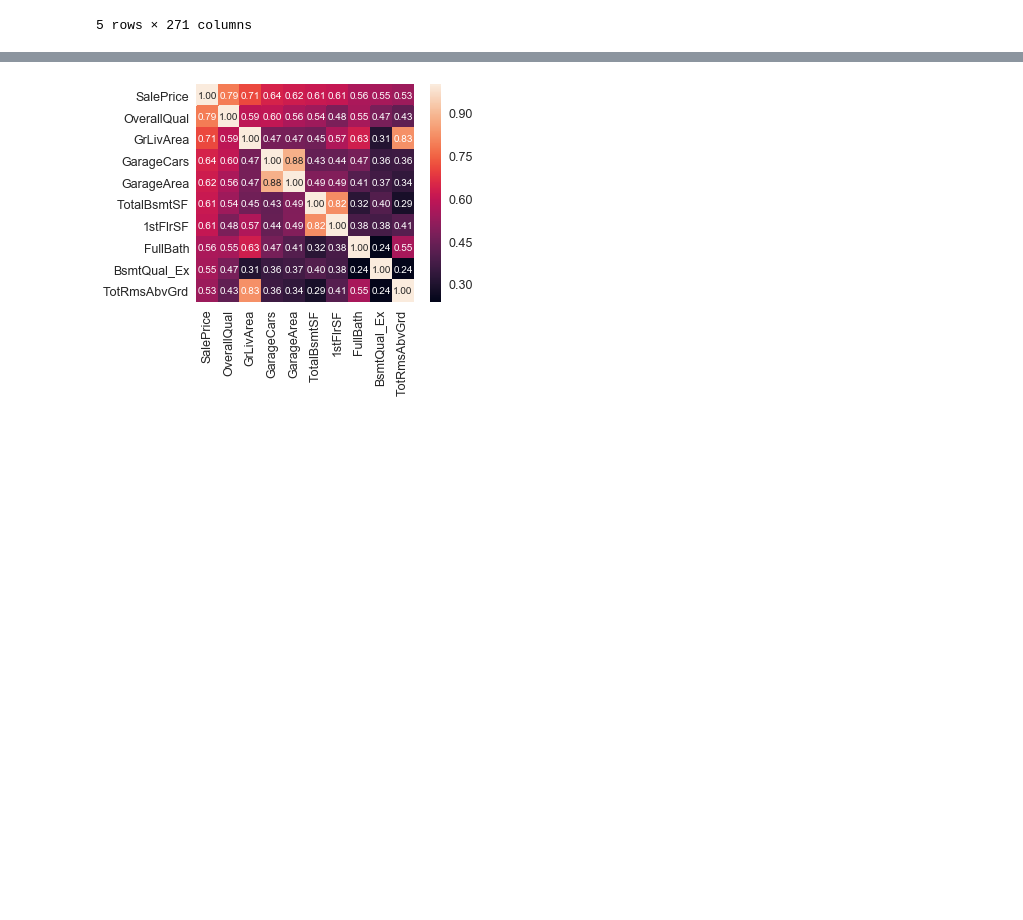
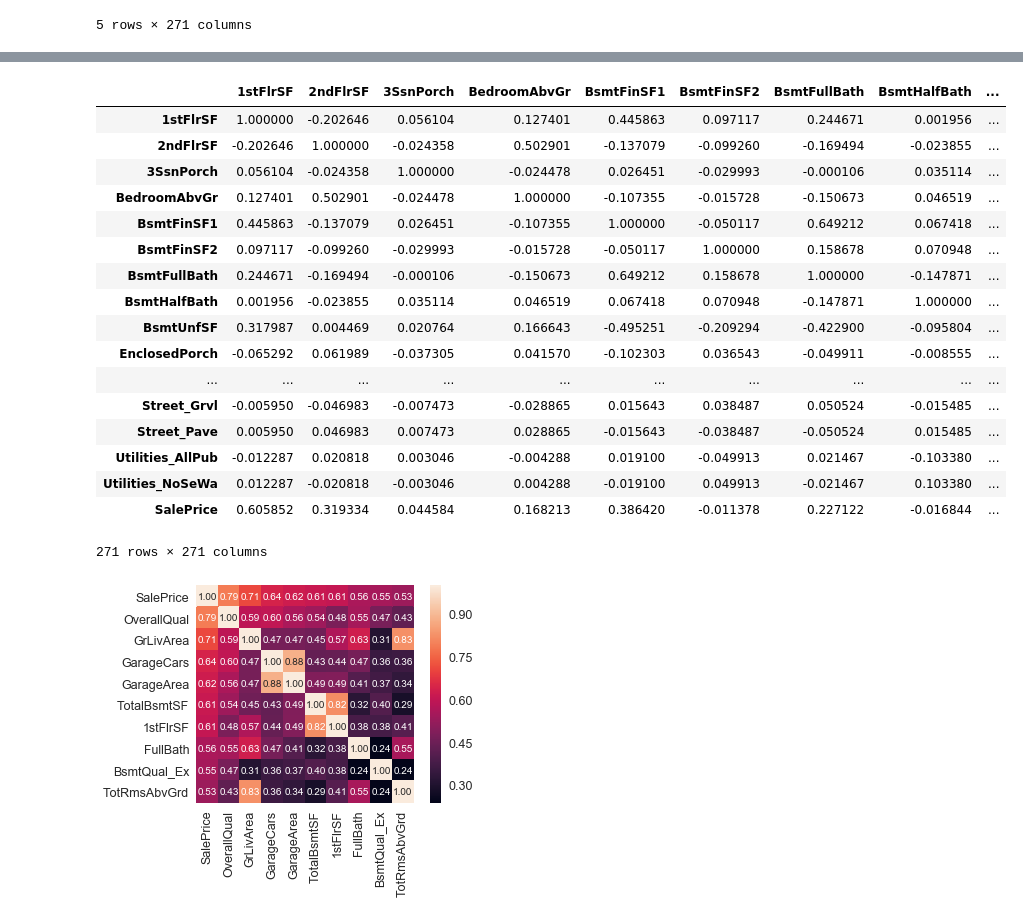
Before and after one commit to Supernaoya/haitassignment1, a Jupyter notebook: work1.1.ipynb, the cells around one changed output, grey strips where cells are left out. Saved outputs shown, nothing was run; the diff lists cells and outputs as text; code cells hidden in the pictures; blank space fills up the shorter version.

```diff
--- a/work1.1.ipynb
+++ b/work1.1.ipynb
@@ -89 +82,22 @@ sns.heatmap(corrmat, vmax=.8, square=True);
+# %%
+df_train.corr()
+# %% [output]
+|  | 1stFlrSF | 2ndFlrSF | 3SsnPorch | BedroomAbvGr | BsmtFinSF1 | BsmtFinSF2 | BsmtFullBath | BsmtHalfBath | ... |
+| 1stFlrSF | 1.000000 | -0.202646 | 0.056104 | 0.127401 | 0.445863 | 0.097117 | 0.244671 | 0.001956 | ... |
+| 2ndFlrSF | -0.202646 | 1.000000 | -0.024358 | 0.502901 | -0.137079 | -0.099260 | -0.169494 | -0.023855 | ... |
+| 3SsnPorch | 0.056104 | -0.024358 | 1.000000 | -0.024478 | 0.026451 | -0.029993 | -0.000106 | 0.035114 | ... |
+| BedroomAbvGr | 0.127401 | 0.502901 | -0.024478 | 1.000000 | -0.107355 | -0.015728 | -0.150673 | 0.046519 | ... |
+| BsmtFinSF1 | 0.445863 | -0.137079 | 0.026451 | -0.107355 | 1.000000 | -0.050117 | 0.649212 | 0.067418 | ... |
+| BsmtFinSF2 | 0.097117 | -0.099260 | -0.029993 | -0.015728 | -0.050117 | 1.000000 | 0.158678 | 0.070948 | ... |
+| BsmtFullBath | 0.244671 | -0.169494 | -0.000106 | -0.150673 | 0.649212 | 0.158678 | 1.000000 | -0.147871 | ... |
+| BsmtHalfBath | 0.001956 | -0.023855 | 0.035114 | 0.046519 | 0.067418 | 0.070948 | -0.147871 | 1.000000 | ... |
+| BsmtUnfSF | 0.317987 | 0.004469 | 0.020764 | 0.166643 | -0.495251 | -0.209294 | -0.422900 | -0.095804 | ... |
+| EnclosedPorch | -0.065292 | 0.061989 | -0.037305 | 0.041570 | -0.102303 | 0.036543 | -0.049911 | -0.008555 | ... |
+| ... | ... | ... | ... | ... | ... | ... | ... | ... | ... |
+| Street_Grvl | -0.005950 | -0.046983 | -0.007473 | -0.028865 | 0.015643 | 0.038487 | 0.050524 | -0.015485 | ... |
+| Street_Pave | 0.005950 | 0.046983 | 0.007473 | 0.028865 | -0.015643 | -0.038487 | -0.050524 | 0.015485 | ... |
+| Utilities_AllPub | -0.012287 | 0.020818 | 0.003046 | -0.004288 | 0.019100 | -0.049913 | 0.021467 | -0.103380 | ... |
+| Utilities_NoSeWa | 0.012287 | -0.020818 | -0.003046 | 0.004288 | -0.019100 | 0.049913 | -0.021467 | 0.103380 | ... |
+| SalePrice | 0.605852 | 0.319334 | 0.044584 | 0.168213 | 0.386420 | -0.011378 | 0.227122 | -0.016844 | ... |
+271 rows × 271 columns
 # %%
```
Also changed, not shown: parts of 21 cells of this notebook.
